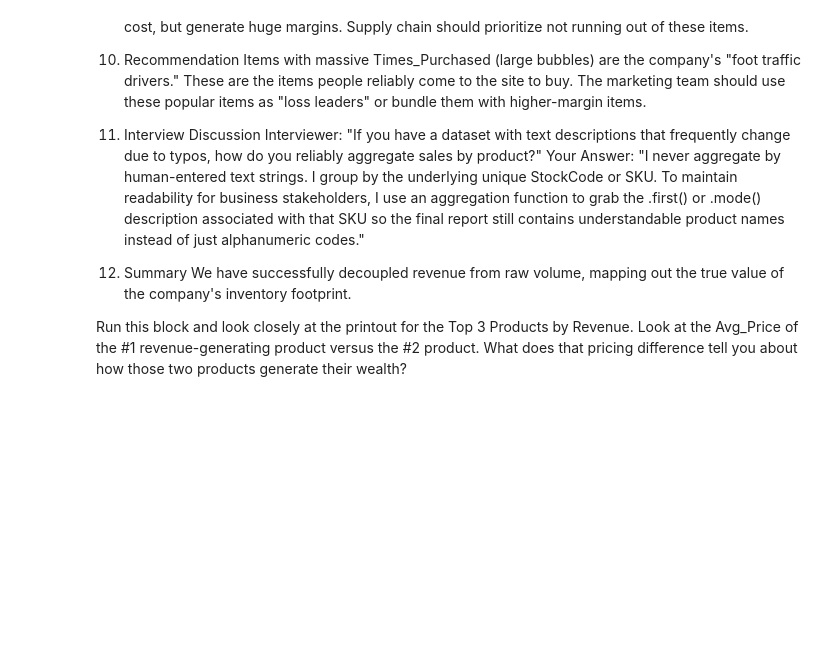
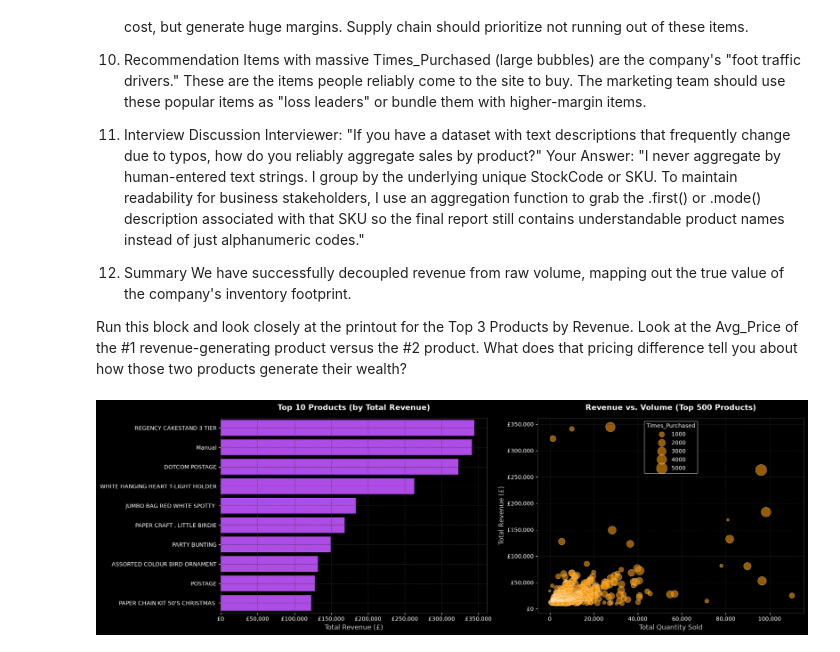
Before and after one commit to MianArslan09/UCI-Retail-II-Data-EDA, a Jupyter notebook: notebooks/EDA.ipynb, the cells around one changed output. Saved outputs shown, nothing was run; the diff lists cells and outputs as text; code cells hidden in the pictures; blank space fills up the shorter version.

Commit message:
scatter plot of top 10 most sold items along with the total revenue generated by them

```diff
--- a/notebooks/EDA.ipynb
+++ b/notebooks/EDA.ipynb
@@ -1083,3 +1083,85 @@ Your Answer: "I never aggregate by human-entered text strings. I group by the un
 We have successfully decoupled revenue from raw volume, mapping out the true value of the company's inventory footprint.
 
 Run this block and look closely at the printout for the Top 3 Products by Revenue. Look at the Avg_Price of the #1 revenue-generating product versus the #2 product. What does that pricing difference tell you about how those two products generate their wealth?
+# %%
+# ==========================================
+# 14. PRODUCT PERFORMANCE ANALYSIS (UPDATED)
+# ==========================================
+import matplotlib.pyplot as plt
+import seaborn as sns
+import matplotlib.ticker as ticker
+
+# ------------------------------------------
+# 1. AGGREGATE PRODUCT METRICS
+# ------------------------------------------
+df_products = df_eda.copy()
+df_products['Revenue'] = df_products['Quantity'] * df_products['Price']
+
+# Group by StockCode.
+product_metrics = df_products.groupby('StockCode').agg(
+    Description=('Description', 'first'),
+    Total_Revenue=('Revenue', 'sum'),
+    Total_Quantity=('Quantity', 'sum'),
+    Times_Purchased=('Invoice', 'nunique'),
+    Avg_Price=('Price', 'mean')
+)
+
+# Sort by Total Revenue
+top_revenue_products = product_metrics.sort_values(by='Total_Revenue', ascending=False)
+
+# ------------------------------------------
+# 2. VISUALIZATION (DARK AESTHETIC)
+# ------------------------------------------
+plt.style.use('dark_background')
+fig, axes = plt.subplots(1, 2, figsize=(18, 6))
+neon_purple = '#b533ff'
+neon_orange = '#ff9900'
+
+# Chart 1: Top 10 Products by Revenue
+top_10_revenue = top_revenue_products.head(10)
+sns.barplot(
+    x=top_10_revenue['Total_Revenue'].values,
+    y=top_10_revenue['Description'].values,
+    color=neon_purple,
+    ax=axes[0]
+)
+axes[0].set_title('Top 10 Products (by Total Revenue)', pad=15, fontsize=14, fontweight='bold')
+axes[0].set_xlabel('Total Revenue (£)', fontsize=12, color='#cccccc')
+axes[0].xaxis.set_major_formatter(ticker.FuncFormatter(lambda x, p: f"£{format(int(x), ',')}"))
+
+# Chart 2: Volume vs Revenue (Scatter Plot of Top 500 Products)
+top_500 = top_revenue_products.head(500)
+
+sns.scatterplot(
+    x='Total_Quantity',
+    y='Total_Revenue',
+    size='Times_Purchased',
+    sizes=(20, 400),
+    alpha=0.6,
+    color=neon_orange,
+    data=top_500,
+    ax=axes[1]
+)
+axes[1].set_title('Revenue vs. Volume (Top 500 Products)', pad=15, fontsize=14, fontweight='bold')
+axes[1].set_xlabel('Total Quantity Sold', fontsize=12, color='#cccccc')
+axes[1].set_ylabel('Total Revenue (£)', fontsize=12, color='#cccccc')
+axes[1].yaxis.set_major_formatter(ticker.FuncFormatter(lambda x, p: f"£{format(int(x), ',')}"))
+axes[1].xaxis.set_major_formatter(ticker.FuncFormatter(lambda x, p: format(int(x), ',')))
+
+# Clean up grid and borders
+for ax in axes:
+    ax.grid(color='#333333', linestyle='--', linewidth=0.5)
+    for spine in ax.spines.values():
+        spine.set_color('#444444')
+
+plt.tight_layout()
+plt.show()
+plt.style.use('default')
+
+# ------------------------------------------
+# 3. TOP 10 PRODUCT PROFILE
+# ------------------------------------------
+print("--- Top 10 Products by Revenue ---")
+display(top_revenue_products[['Description', 'Total_Revenue', 'Total_Quantity', 'Avg_Price']].head(10).round(2))
+# %% [output]
+[figure, added]
```
Also changed, not shown: parts of 1 cell of this notebook.
